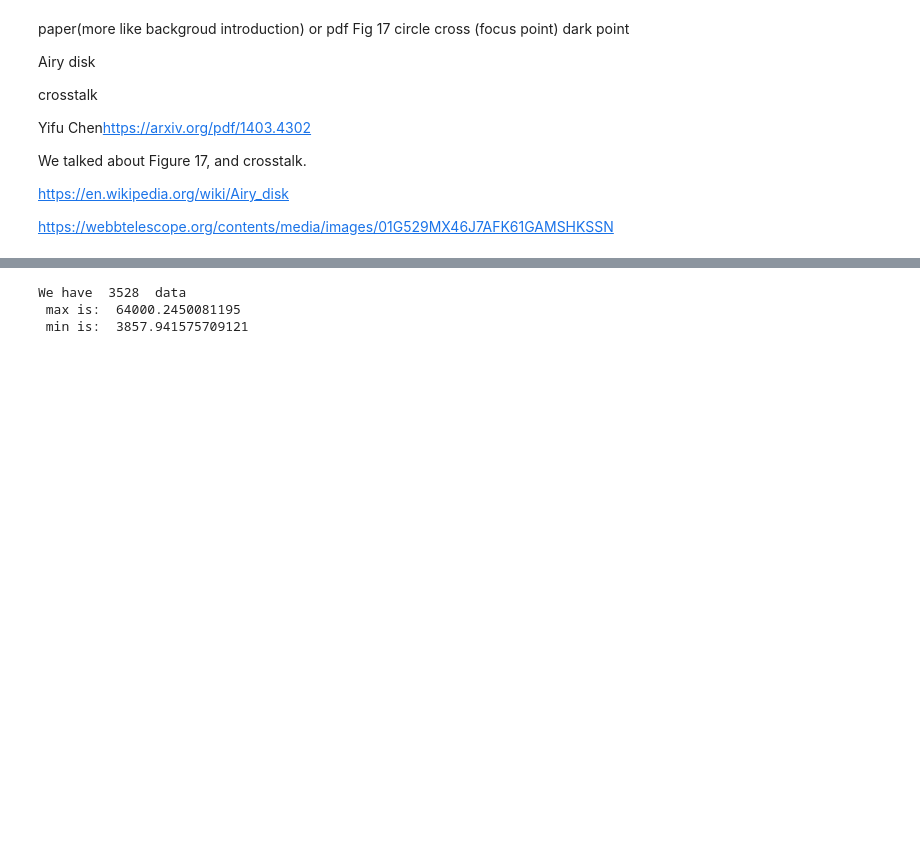
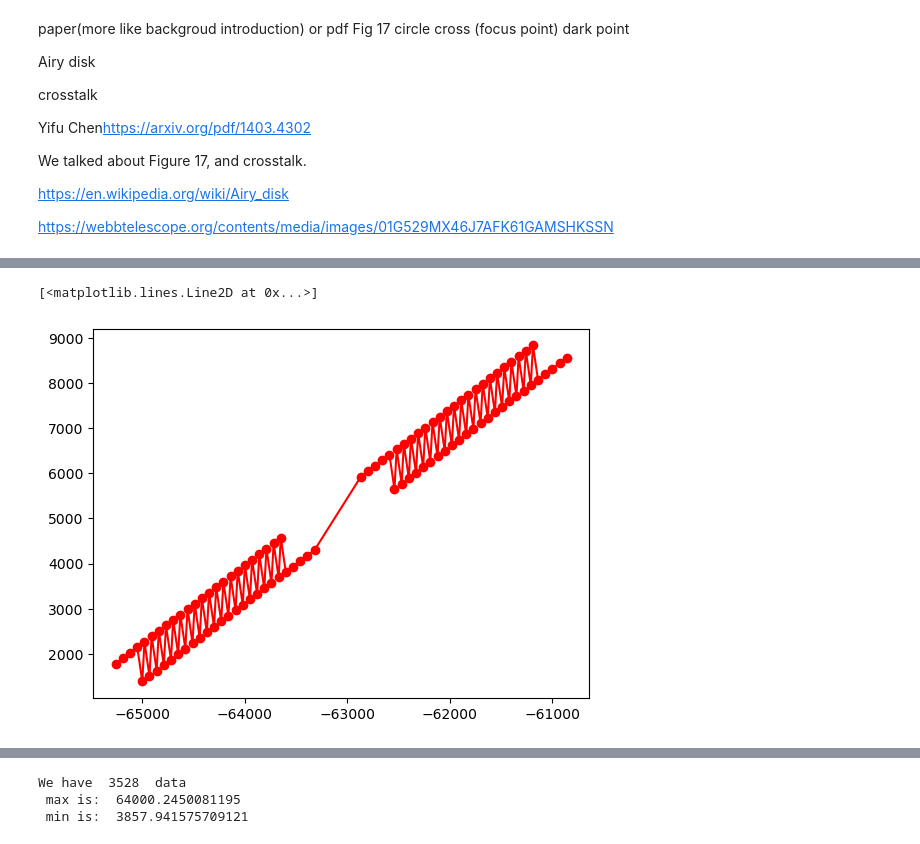
Before and after one commit to ReChen33/QuReseach, a Jupyter notebook: code/wafer/TestWafer.ipynb, the cells around one changed output, grey strips where cells are left out. Drawn from its saved outputs; the diff is of its cells as text; code cells hidden in the pictures; blank space fills up the shorter version.

```diff
--- a/code/wafer/TestWafer.ipynb
+++ b/code/wafer/TestWafer.ipynb
@@ -214,0 +300,34 @@ print(np.sum(num))
+# %%
+# goal 2
+
+data_goal2 = data[['Group Section','Pad X center', 'Pad Y center','Pixel X center', 'Pixel Y center']]
+data_goal2 = np.array(data_goal2).tolist()
+
+# seperate the data by group section
+group_A = []
+group_B = []
+group_C = []
+for i in range(len(data_goal2)):
+    if data_goal2[i][0] == 'A':
+        group_A.append(data_goal2[i])
+    elif data_goal2[i][0] == 'B':
+        group_B.append(data_goal2[i])
+    elif data_goal2[i][0] == 'C':
+        group_C.append(data_goal2[i])
+
+#reorder the group A B C use sorted function
+# for group A, sort by pad x increasing
+group_A = sorted(group_A, key = lambda x: x[1])
+# for group B, sort by pad y decreasing
+group_B = sorted(group_B, key = lambda x: x[2], reverse=True)
+# for group A, sort by pad x decreasing
+group_C = sorted(group_C, key = lambda x: x[1], reverse=True)
+
+reorder_data = group_A + group_B + group_C
+
+pad_x_re = [row[1] for row in reorder_data][1:100]
+pad_y_re = [row[2] for row in reorder_data][1:100]
+plt.plot(pad_x_re,pad_y_re, 'ro-')
+# %% [output]
+[<matplotlib.lines.Line2D at 0x...>]
+[figure, added]
```
Also changed, not shown: parts of 8 cells of this notebook, 34 other files.
